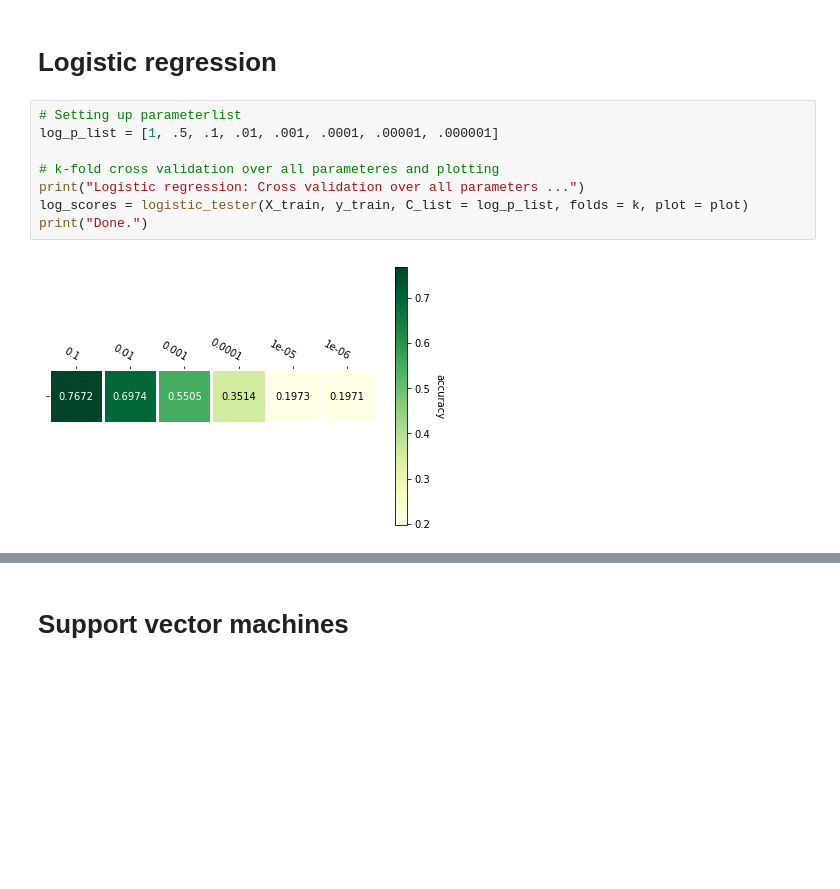
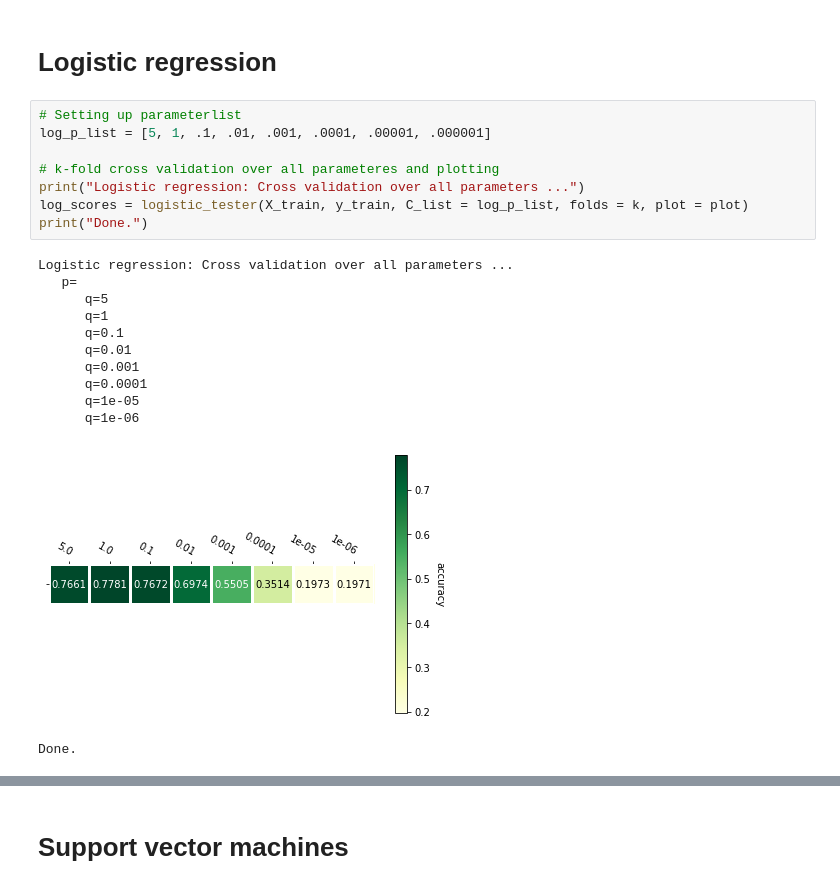
Before and after one commit to jonabaa/Project3, a Jupyter notebook: Testing all four methods over parameters.ipynb, the cells around one changed output, grey strips where cells are left out. Cells and saved outputs as stored; diff of their text form; blank space fills up the shorter version.

Commit message:
almost done with the testing

```diff
--- a/Testing all four methods over parameters.ipynb
+++ b/Testing all four methods over parameters.ipynb
@@ -15,11 +15,22 @@ Done.
 # Logistic regression
 # %%
 # Setting up parameterlist
-log_p_list = [1, .5, .1, .01, .001, .0001, .00001, .000001]
+log_p_list = [5, 1, .1, .01, .001, .0001, .00001, .000001]
 
 # k-fold cross validation over all parameteres and plotting
 print("Logistic regression: Cross validation over all parameters ...")
 log_scores = logistic_tester(X_train, y_train, C_list = log_p_list, folds = k, plot = plot)
 print("Done.")
 # %% [output]
+Logistic regression: Cross validation over all parameters ...
+   p=
+      q=5
+      q=1
+      q=0.1
+      q=0.01
+      q=0.001
+      q=0.0001
+      q=1e-05
+      q=1e-06
-[figure, old version]
+[figure, new version]
+Done.
```
Also changed, not shown: parts of 7 cells of this notebook, 1 other file.
